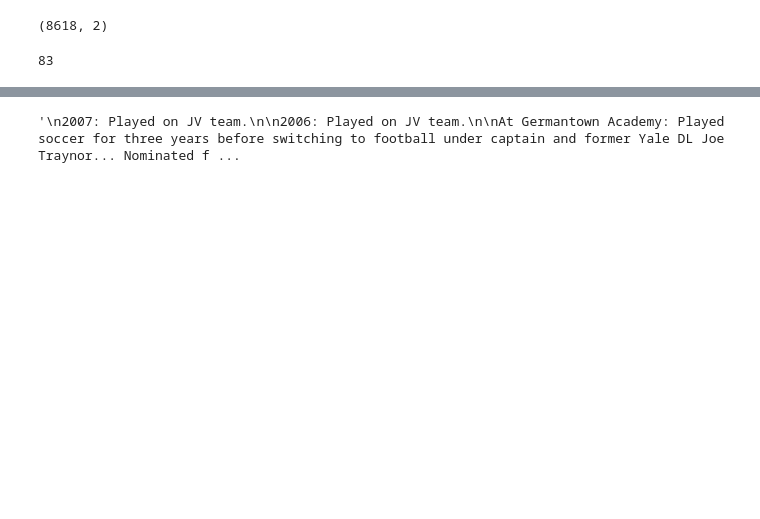
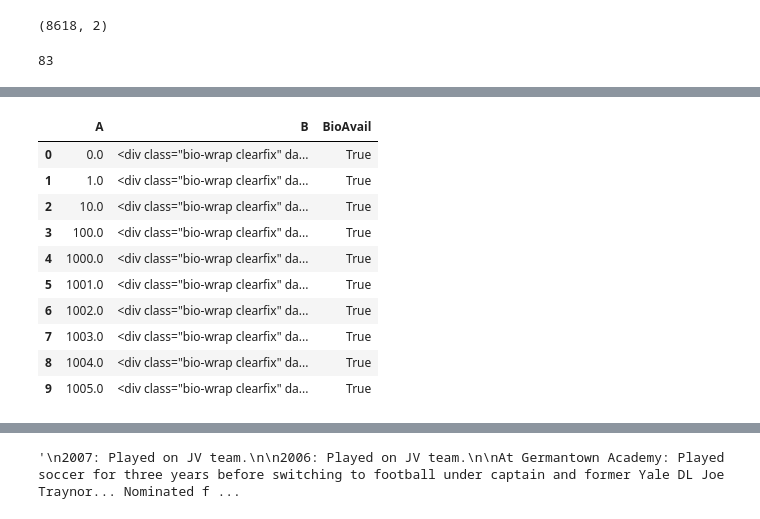
Before and after one commit to hydrosquall/yale_athletics_data, a Jupyter notebook: notebooks/Yale Bios Processing.ipynb, the cells around one changed output, grey strips where cells are left out. Cells and saved outputs as stored; diff of their text form; code cells hidden in the pictures; blank space fills up the shorter version.

```diff
--- a/notebooks/Yale Bios Processing.ipynb
+++ b/notebooks/Yale Bios Processing.ipynb
@@ -59,3 +56,17 @@ data["BioAvail"] = new
+# %%
+data.head(10)
+# %% [output]
+|  | A | B | BioAvail |
+| 0 | 0.0 | <div class="bio-wrap clearfix" da... | True |
+| 1 | 1.0 | <div class="bio-wrap clearfix" da... | True |
+| 2 | 10.0 | <div class="bio-wrap clearfix" da... | True |
+| 3 | 100.0 | <div class="bio-wrap clearfix" da... | True |
+| 4 | 1000.0 | <div class="bio-wrap clearfix" da... | True |
+| 5 | 1001.0 | <div class="bio-wrap clearfix" da... | True |
+| 6 | 1002.0 | <div class="bio-wrap clearfix" da... | True |
+| 7 | 1003.0 | <div class="bio-wrap clearfix" da... | True |
+| 8 | 1004.0 | <div class="bio-wrap clearfix" da... | True |
+| 9 | 1005.0 | <div class="bio-wrap clearfix" da... | True |
 # %%
 def formatBio(row):
     if row["BioAvail"] == True:
```
Also changed, not shown: parts of 6 cells of this notebook, 5 other files.
